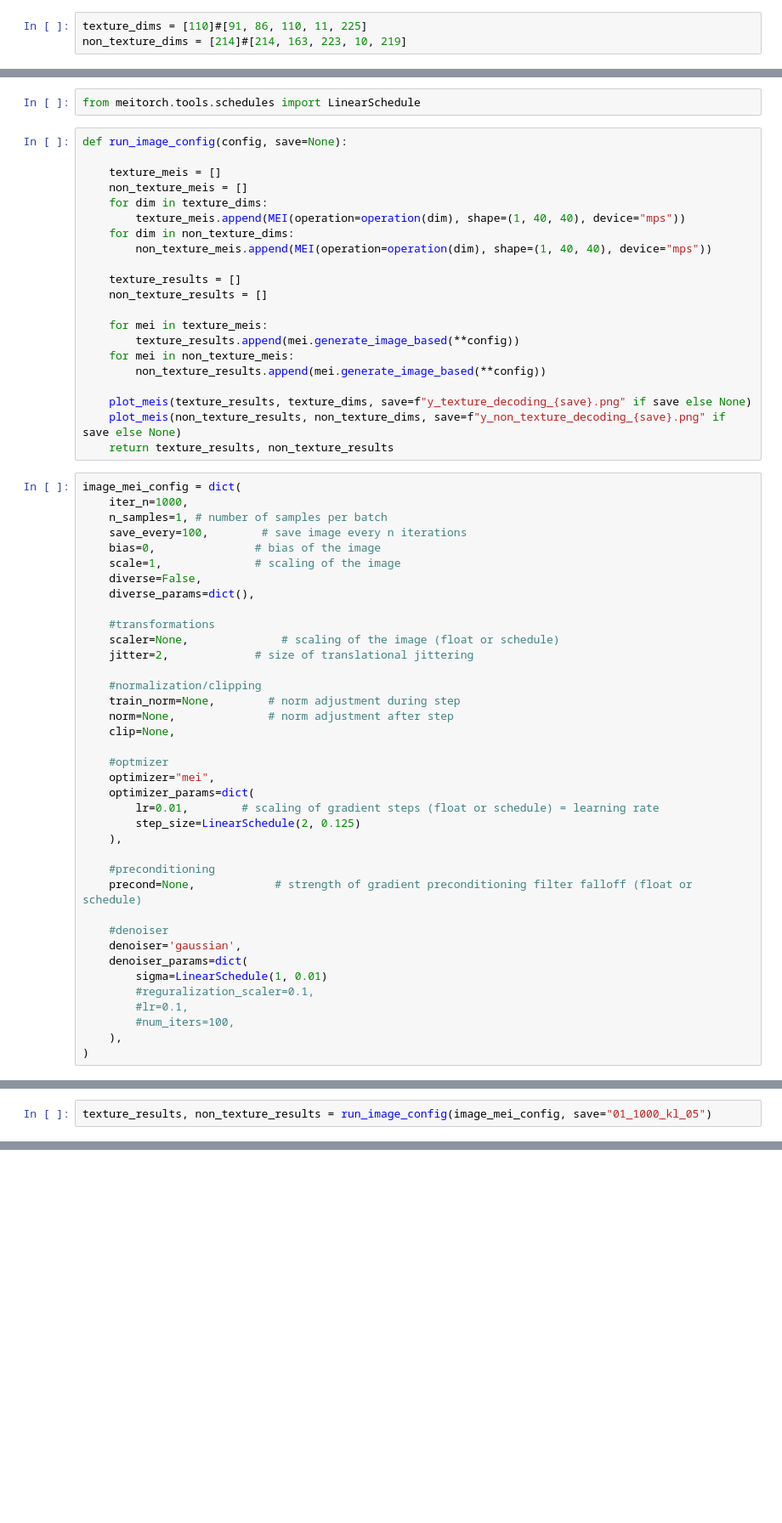
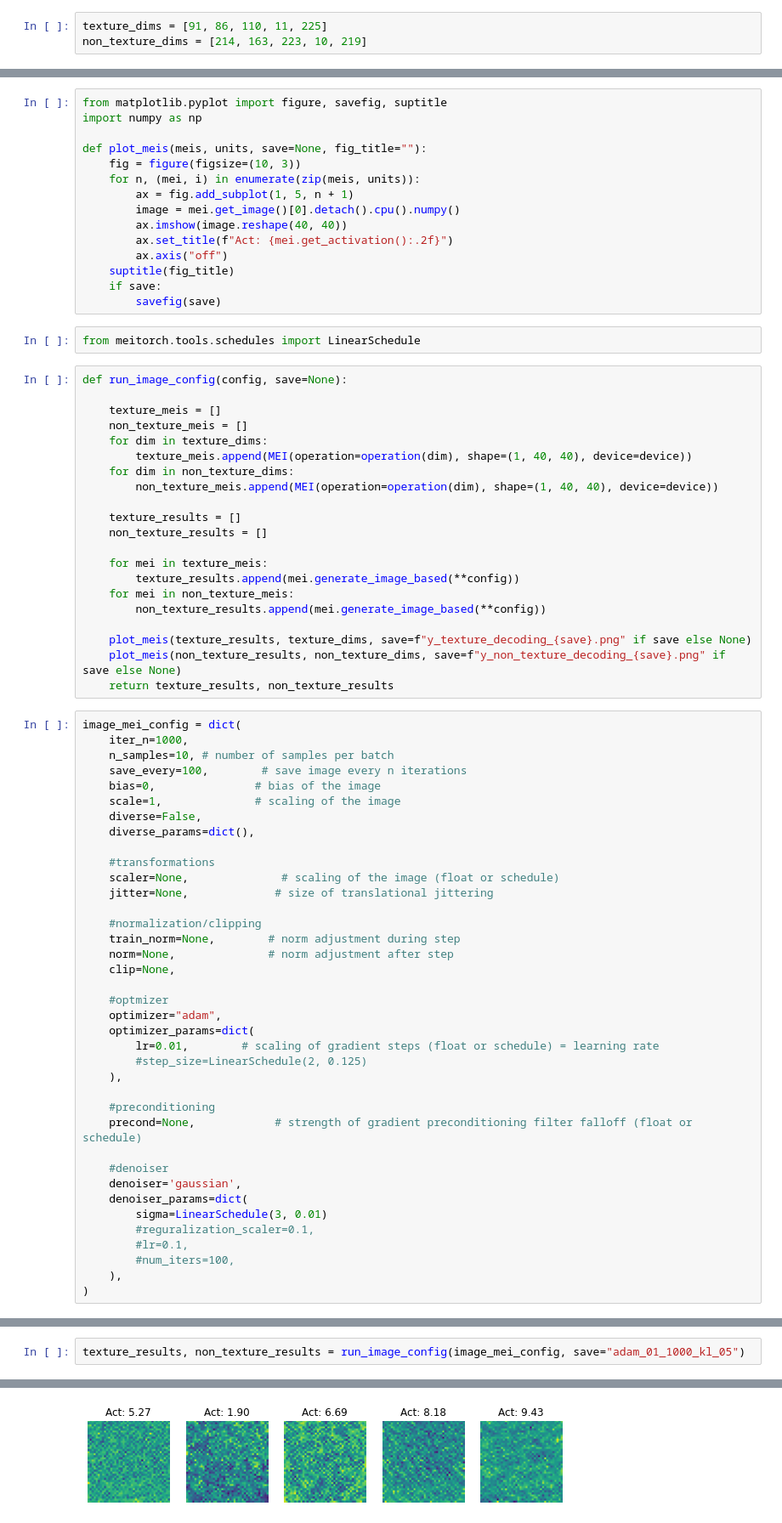
Before and after one commit to lacykaltgr/hvae, a Jupyter notebook: eval_notebooks/tdvae_mei.ipynb, the cells around one changed output, grey strips where cells are left out. Shown at 85% size. Cells and saved outputs as stored; diff of their text form; blank space fills up the shorter version.

```diff
--- a/eval_notebooks/tdvae_mei.ipynb
+++ b/eval_notebooks/tdvae_mei.ipynb
@@ -35,6 +52,6 @@ from meitorch.mei import MEI
 # %%
-texture_dims = [110]#[91, 86, 110, 11, 225]
-non_texture_dims = [214]#[214, 163, 223, 10, 219]
+texture_dims = [91, 86, 110, 11, 225]
+non_texture_dims = [214, 163, 223, 10, 219]
 # %%
 from matplotlib.pyplot import figure, savefig
 import numpy as np
@@ -52,6 +69,21 @@ def plot_wna(units, save=None):
 #plot_wna(texture_dims, save="y_textutre_decoding_wna.png")
 #plot_wna(non_texture_dims, save="y_non_textutre_encoding_wna.png")
 #np.save("y_receptive_fields_1m.npy", receptive_fields)
+# %%
+from matplotlib.pyplot import figure, savefig, suptitle
+import numpy as np
+
+def plot_meis(meis, units, save=None, fig_title=""):
+    fig = figure(figsize=(10, 3))
+    for n, (mei, i) in enumerate(zip(meis, units)):
+        ax = fig.add_subplot(1, 5, n + 1)
+        image = mei.get_image()[0].detach().cpu().numpy()
+        ax.imshow(image.reshape(40, 40))
+        ax.set_title(f"Act: {mei.get_activation():.2f}")
+        ax.axis("off")
+    suptitle(fig_title)
+    if save:
+        savefig(save)
 # %%
 from meitorch.tools.schedules import LinearSchedule
 # %%
@@ -60,9 +92,9 @@ def run_image_config(config, save=None):
     texture_meis = []
     non_texture_meis = []
     for dim in texture_dims:
-        texture_meis.append(MEI(operation=operation(dim), shape=(1, 40, 40), device="mps"))
+        texture_meis.append(MEI(operation=operation(dim), shape=(1, 40, 40), device=device))
     for dim in non_texture_dims:
-        non_texture_meis.append(MEI(operation=operation(dim), shape=(1, 40, 40), device="mps"))
+        non_texture_meis.append(MEI(operation=operation(dim), shape=(1, 40, 40), device=device))
 
     texture_results = []
     non_texture_results = []
@@ -78,7 +110,7 @@ def run_image_config(config, save=None):
 # %%
 image_mei_config = dict(
     iter_n=1000,
-    n_samples=1, # number of samples per batch
+    n_samples=10, # number of samples per batch
     save_every=100,        # save image every n iterations
     bias=0,               # bias of the image
     scale=1,              # scaling of the image
@@ -87,7 +119,7 @@ image_mei_config = dict(
 
     #transformations
     scaler=None,              # scaling of the image (float or schedule)
-    jitter=2,             # size of translational jittering
+    jitter=None,             # size of translational jittering
 
     #normalization/clipping
     train_norm=None,        # norm adjustment during step
@@ -95,10 +127,10 @@ image_mei_config = dict(
     clip=None,
 
     #optmizer
-    optimizer="mei",
+    optimizer="adam",
     optimizer_params=dict(
         lr=0.01,        # scaling of gradient steps (float or schedule) = learning rate
-        step_size=LinearSchedule(2, 0.125)
+        #step_size=LinearSchedule(2, 0.125)
     ),
 
     #preconditioning
@@ -107,7 +139,7 @@ image_mei_config = dict(
     #denoiser
     denoiser='gaussian',
     denoiser_params=dict(
-        sigma=LinearSchedule(1, 0.01)
+        sigma=LinearSchedule(3, 0.01)
         #reguralization_scaler=0.1,
         #lr=0.1,
         #num_iters=100,
@@ -116,3 +150,3 @@ image_mei_config = dict(
 # %%
-texture_results, non_texture_results = run_image_config(image_mei_config, save="01_1000_kl_05")
+texture_results, non_texture_results = run_image_config(image_mei_config, save="adam_01_1000_kl_05")
 # %% [output]
@@ -119,0 +153 @@ KeyboardInterrupt:
+[figure, added]
```
Also changed, not shown: parts of 23 cells of this notebook, 3 other files.
